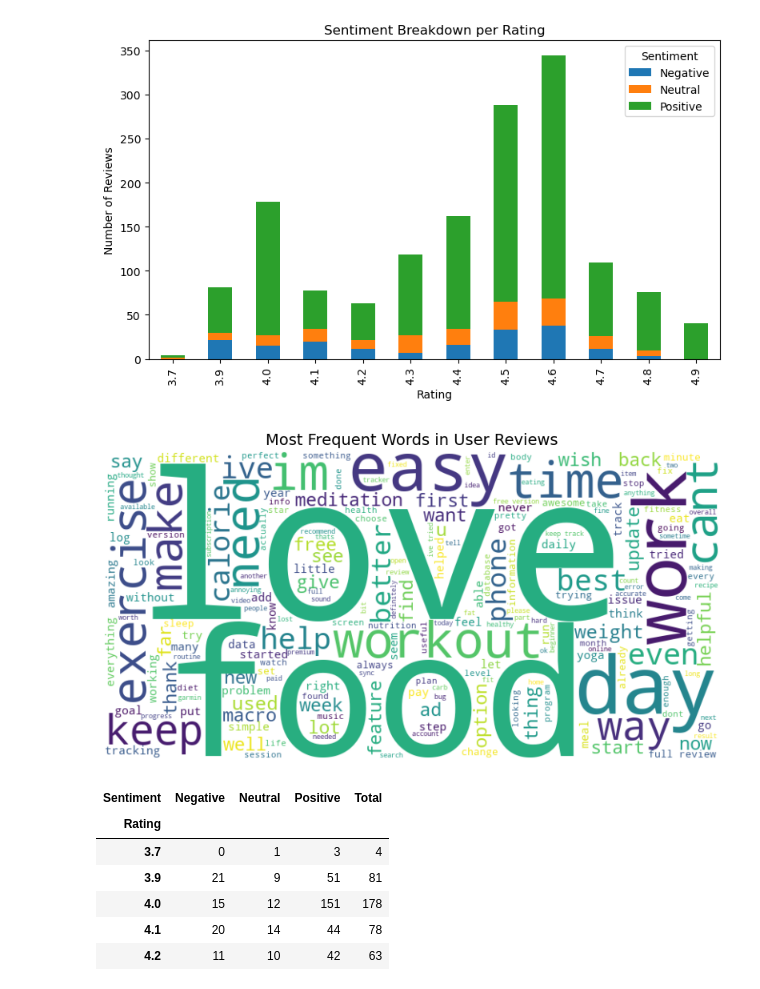
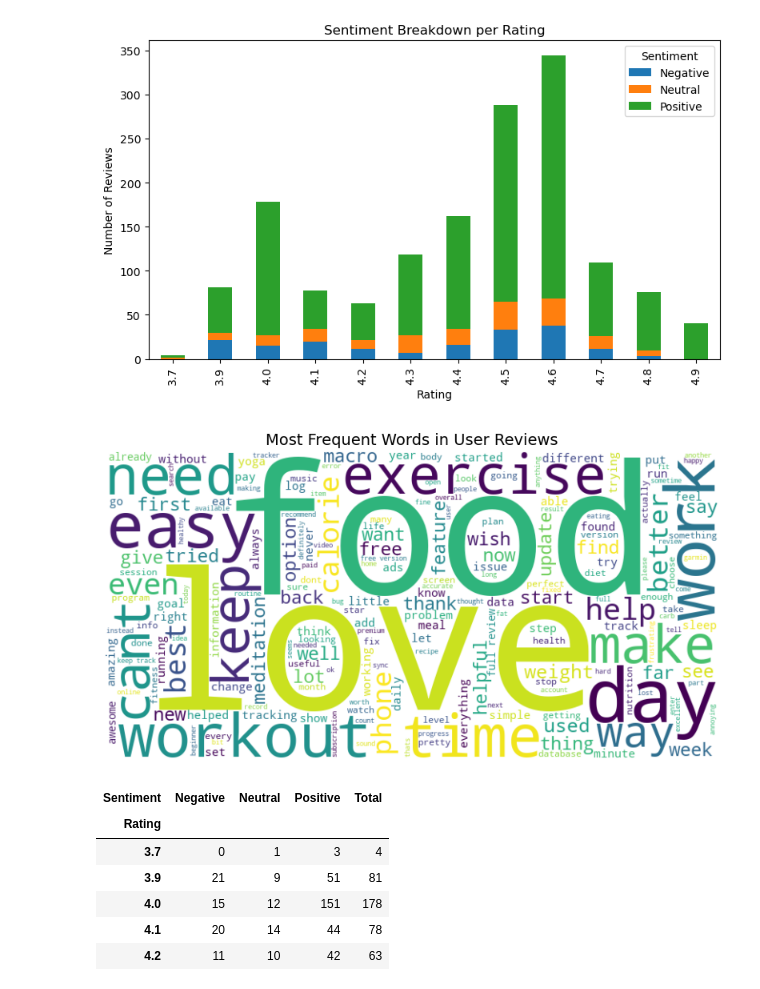
Before and after one commit to Preetam-s/Data_Science, a Jupyter notebook: Product Sentiment Analysis and Feature Roadmap Prioritization/M1_Sentiment_Analysis.ipynb, the cells around one changed output. Saved outputs shown, nothing was run; the diff lists cells and outputs as text; code cells hidden in the pictures.

```diff
--- a/Product Sentiment Analysis and Feature Roadmap Prioritization/M1_Sentiment_Analysis.ipynb
+++ b/Product Sentiment Analysis and Feature Roadmap Prioritization/M1_Sentiment_Analysis.ipynb
@@ -262,26 +262,27 @@ plt.show()
 # %%
 from wordcloud import WordCloud,STOPWORDS
 import matplotlib.pyplot as plt
 
 text = " ".join(df["Translated_Review"].astype(str))
 text = text.lower()
 text = re.sub(r"[^a-z\s]", "", text)
 
 custom_stopwords = set(STOPWORDS)
 custom_stopwords.update([
     "app", "apps", "use", "using", "good", "great", "nice",
-    "one", "also", "really", "much", "get", "still"
+    "one", "also", "really", "much", "get", "still", "im",
+    "u", "id", "ive", "ad","got","seem","two","us"
 ])
 
 wordcloud = WordCloud(width=800, height=400, background_color='white',stopwords=custom_stopwords).generate(text)
 
 plt.figure(figsize=(10, 5))
 plt.imshow(wordcloud, interpolation='bilinear')
 plt.axis('off')
 plt.title("Most Frequent Words in User Reviews", fontsize=14)
 plt.show()
 # %% [output]
-[figure, old version]
+[figure, new version]
 # %%
 # Sentiment cross tab
 
```
Also changed, not shown: parts of 1 cell of this notebook.
